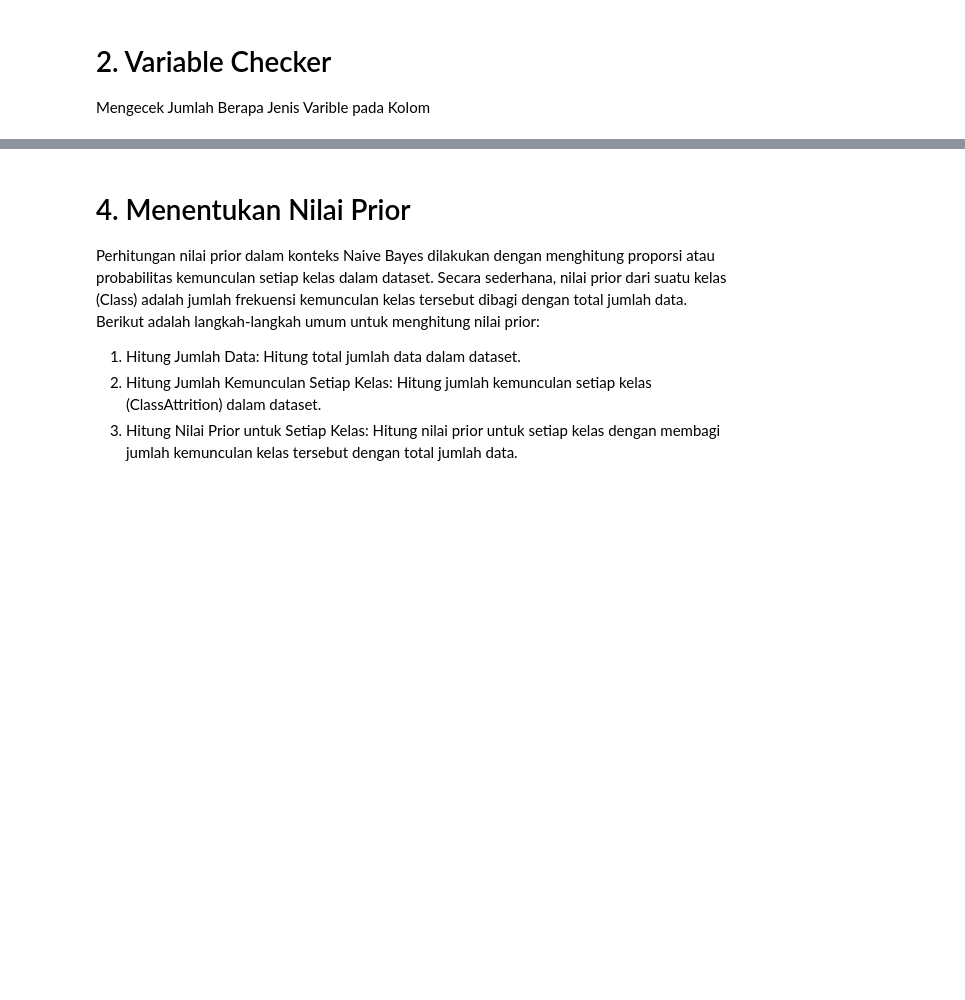
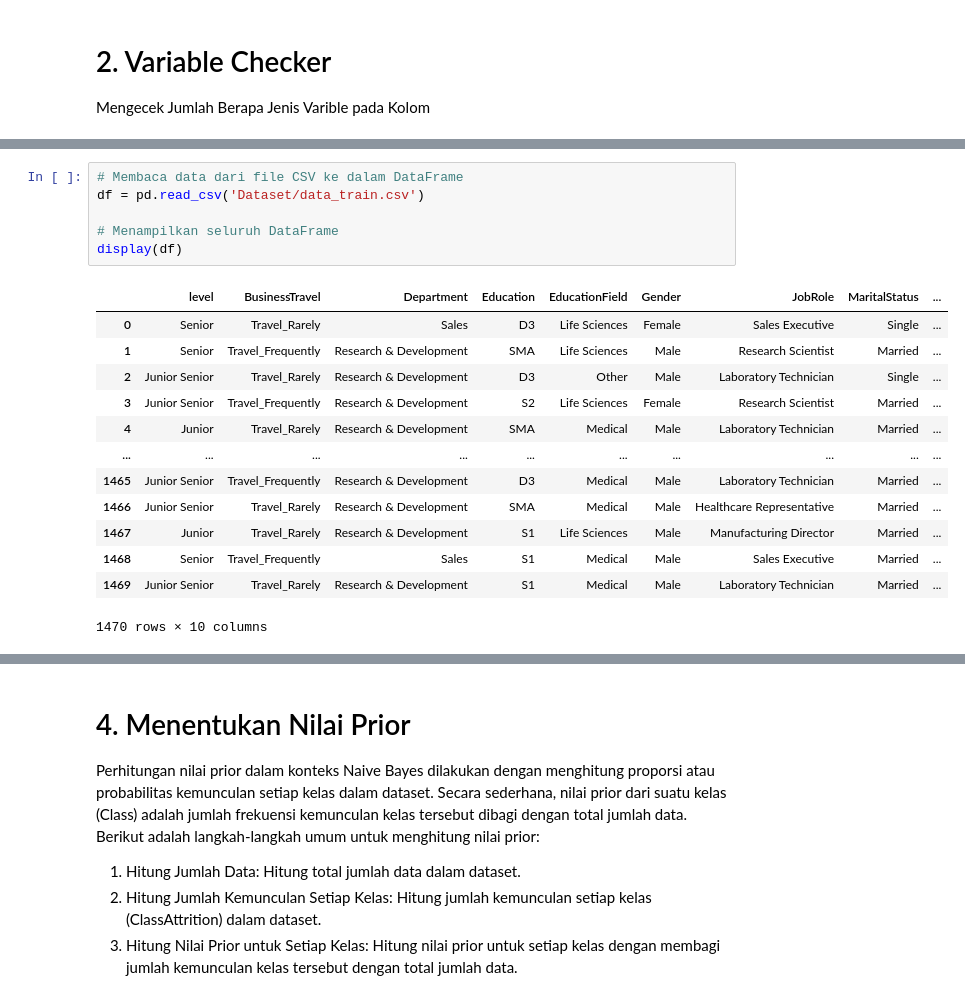
Before and after one commit to rissopanji/AI-IF8-Naive-Bayes-HR-Employee-Attrition, a Jupyter notebook: naivebayesmodel.ipynb, the cells around one changed output, grey strips where cells are left out. Saved outputs shown, nothing was run; the diff lists cells and outputs as text; blank space fills up the shorter version.

```diff
--- a/naivebayesmodel.ipynb
+++ b/naivebayesmodel.ipynb
@@ -54,4 +69,24 @@ df_baru.to_csv('Dataset/cleaned.csv', index=False)
 print("File CSV baru telah berhasil dibuat.")
 # %% [output]
 File CSV baru telah berhasil dibuat.
+# %%
+# Membaca data dari file CSV ke dalam DataFrame
+df = pd.read_csv('Dataset/data_train.csv')
+
+# Menampilkan seluruh DataFrame
+display(df)
+# %% [output]
+|  | level | BusinessTravel | Department | Education | EducationField | Gender | JobRole | MaritalStatus | ... |
+| 0 | Senior | Travel_Rarely | Sales | D3 | Life Sciences | Female | Sales Executive | Single | ... |
+| 1 | Senior | Travel_Frequently | Research & Development | SMA | Life Sciences | Male | Research Scientist | Married | ... |
+| 2 | Junior Senior | Travel_Rarely | Research & Development | D3 | Other | Male | Laboratory Technician | Single | ... |
+| 3 | Junior Senior | Travel_Frequently | Research & Development | S2 | Life Sciences | Female | Research Scientist | Married | ... |
+| 4 | Junior | Travel_Rarely | Research & Development | SMA | Medical | Male | Laboratory Technician | Married | ... |
+| ... | ... | ... | ... | ... | ... | ... | ... | ... | ... |
+| 1465 | Junior Senior | Travel_Frequently | Research & Development | D3 | Medical | Male | Laboratory Technician | Married | ... |
+| 1466 | Junior Senior | Travel_Rarely | Research & Development | SMA | Medical | Male | Healthcare Representative | Married | ... |
+| 1467 | Junior | Travel_Rarely | Research & Development | S1 | Life Sciences | Male | Manufacturing Director | Married | ... |
+| 1468 | Senior | Travel_Frequently | Sales | S1 | Medical | Male | Sales Executive | Married | ... |
+| 1469 | Junior Senior | Travel_Rarely | Research & Development | S1 | Medical | Male | Laboratory Technician | Married | ... |
+1470 rows × 10 columns
 # %%
```
Also changed, not shown: parts of 20 cells of this notebook, 3 other files.
